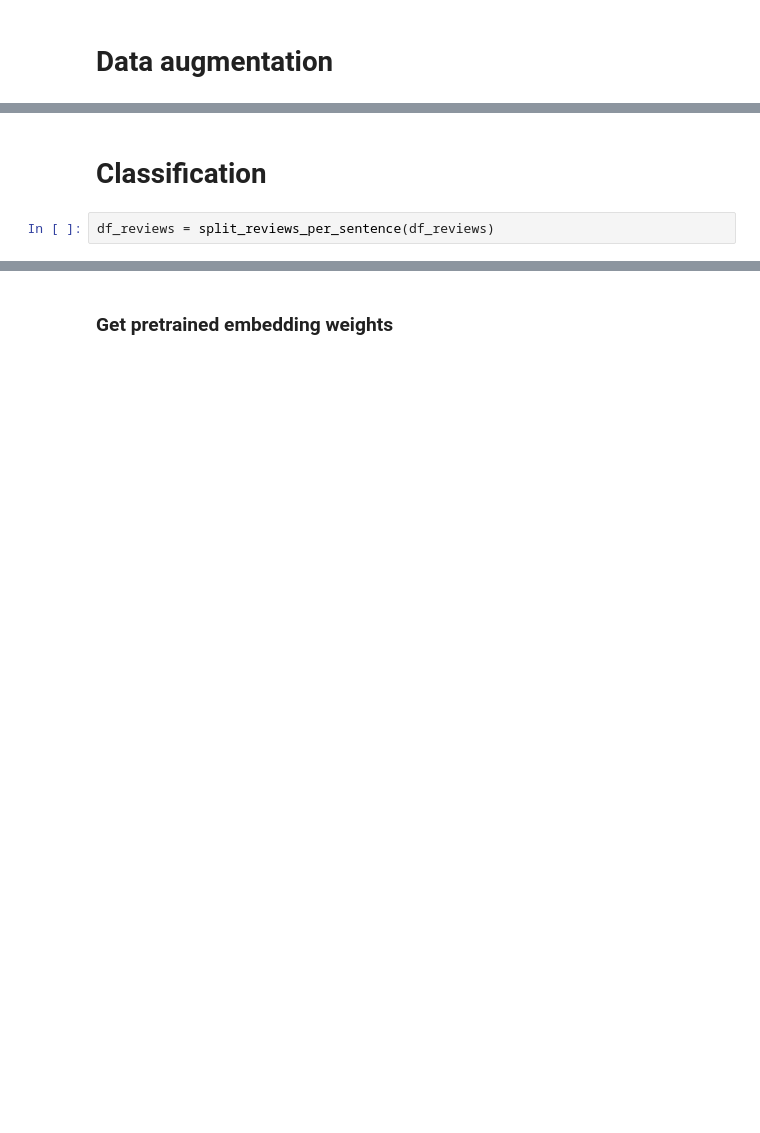
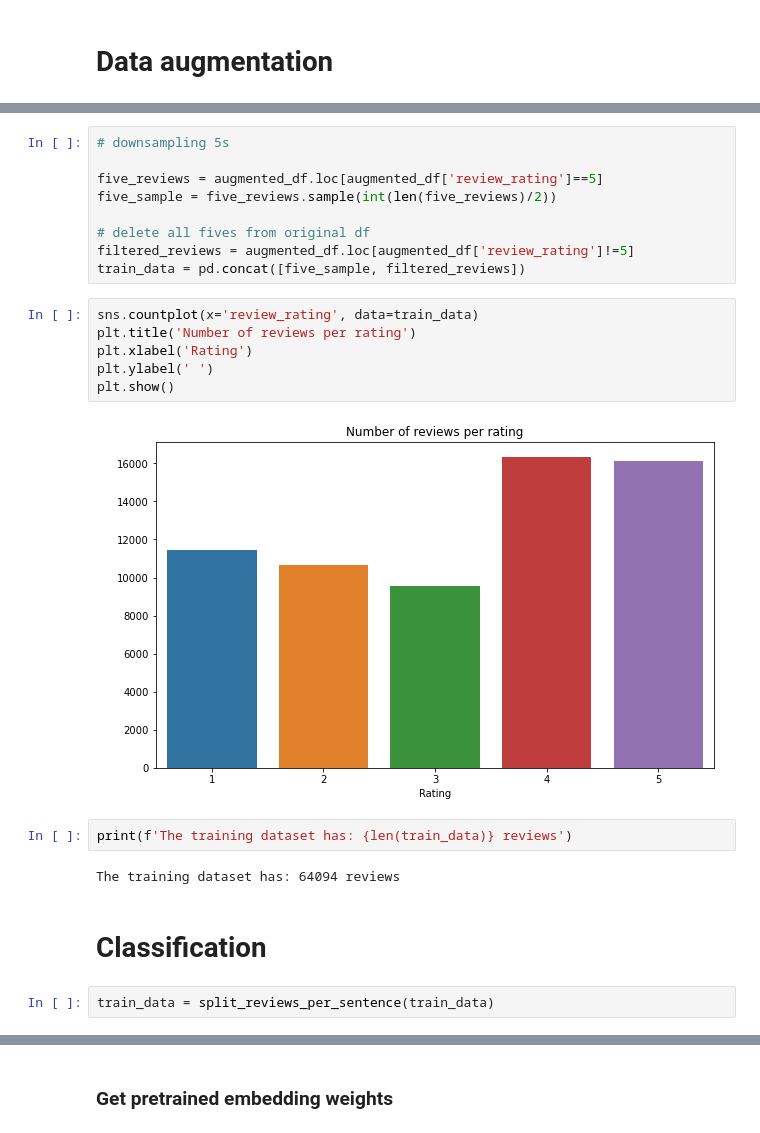
Before and after one commit to henrique-britoleao/trip_advisor_scrap, a Jupyter notebook: Deliverable_4/Deliverable_4.ipynb, the cells around one changed output, grey strips where cells are left out. Drawn from its saved outputs; the diff is of its cells as text; blank space fills up the shorter version.

```diff
--- a/Deliverable_4/Deliverable_4.ipynb
+++ b/Deliverable_4/Deliverable_4.ipynb
@@ -52,6 +82,27 @@ The initial size of the corpus is 1384.
+# %%
+# downsampling 5s
+
+five_reviews = augmented_df.loc[augmented_df['review_rating']==5]
+five_sample = five_reviews.sample(int(len(five_reviews)/2))
+
+# delete all fives from original df
+filtered_reviews = augmented_df.loc[augmented_df['review_rating']!=5]
+train_data = pd.concat([five_sample, filtered_reviews])
+# %%
+sns.countplot(x='review_rating', data=train_data)
+plt.title('Number of reviews per rating')
+plt.xlabel('Rating')
+plt.ylabel(' ')
+plt.show()
+# %% [output]
+[figure, added]
+# %%
+print(f'The training dataset has: {len(train_data)} reviews')
+# %% [output]
+The training dataset has: 64094 reviews
 # %% [markdown]
 # Classification
-# %%
-df_reviews = split_reviews_per_sentence(df_reviews)
+# %%
+train_data = split_reviews_per_sentence(train_data)
 # %%
 # Visualize number of sentences per review
```
Also changed, not shown: parts of 15 cells of this notebook, 2 other files.
